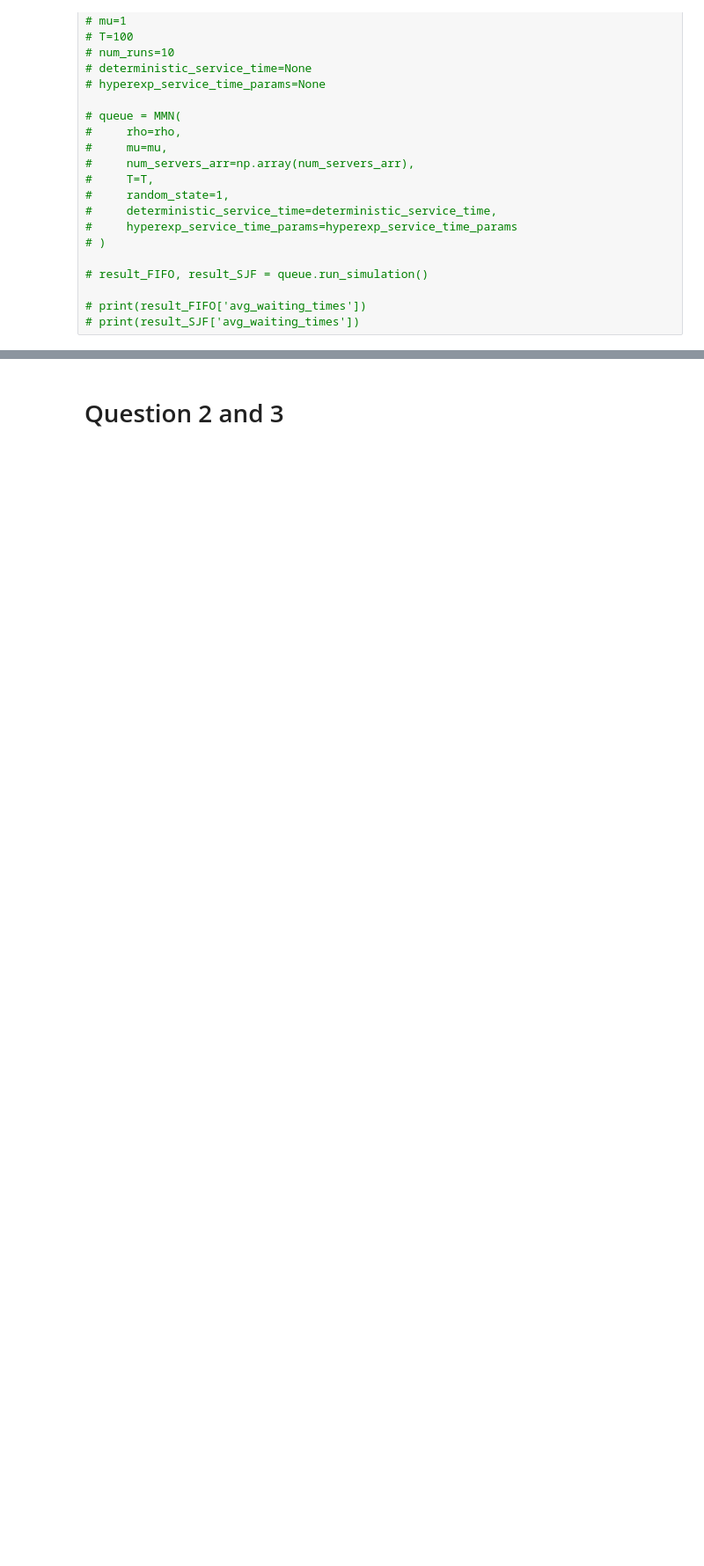
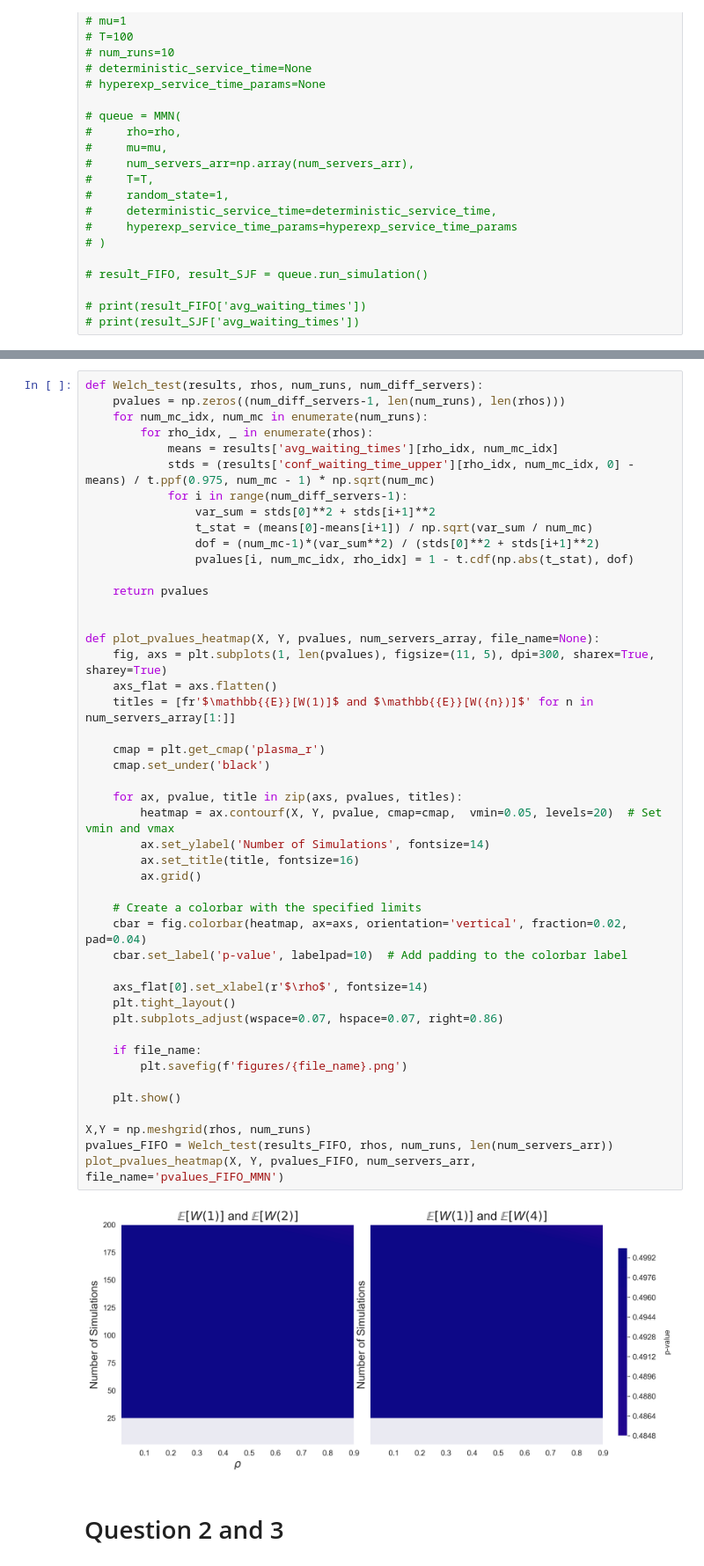
Before and after one commit to Axegky/Stochastic_Simulation_2, a Jupyter notebook: MMn.ipynb, the cells around one changed output, grey strips where cells are left out. Shown at 88% size. Saved outputs shown, nothing was run; the diff lists cells and outputs as text; blank space fills up the shorter version.

```diff
--- a/MMn.ipynb
+++ b/MMn.ipynb
@@ -470,4 +501,52 @@ def plot_rho_against_stat(
     plt.show()
+# %%
+def Welch_test(results, rhos, num_runs, num_diff_servers):
+    pvalues = np.zeros((num_diff_servers-1, len(num_runs), len(rhos)))
+    for num_mc_idx, num_mc in enumerate(num_runs):
+        for rho_idx, _ in enumerate(rhos):
+            means = results['avg_waiting_times'][rho_idx, num_mc_idx]
+            stds = (results['conf_waiting_time_upper'][rho_idx, num_mc_idx, 0] - means) / t.ppf(0.975, num_mc - 1) * np.sqrt(num_mc)
+            for i in range(num_diff_servers-1):
+                var_sum = stds[0]**2 + stds[i+1]**2
+                t_stat = (means[0]-means[i+1]) / np.sqrt(var_sum / num_mc)
+                dof = (num_mc-1)*(var_sum**2) / (stds[0]**2 + stds[i+1]**2)
+                pvalues[i, num_mc_idx, rho_idx] = 1 - t.cdf(np.abs(t_stat), dof)
+
+    return pvalues
+
+
+def plot_pvalues_heatmap(X, Y, pvalues, num_servers_array, file_name=None):
+    fig, axs = plt.subplots(1, len(pvalues), figsize=(11, 5), dpi=300, sharex=True, sharey=True)
+    axs_flat = axs.flatten()
+    titles = [fr'$\mathbb{{E}}[W(1)]$ and $\mathbb{{E}}[W({n})]$' for n in num_servers_array[1:]]
+
+    cmap = plt.get_cmap('plasma_r')
+    cmap.set_under('black')
+
+    for ax, pvalue, title in zip(axs, pvalues, titles):
+        heatmap = ax.contourf(X, Y, pvalue, cmap=cmap,  vmin=0.05, levels=20)  # Set vmin and vmax
+        ax.set_ylabel('Number of Simulations', fontsize=14)
+        ax.set_title(title, fontsize=16)
+        ax.grid()
+
+    # Create a colorbar with the specified limits
+    cbar = fig.colorbar(heatmap, ax=axs, orientation='vertical', fraction=0.02, pad=0.04)
+    cbar.set_label('p-value', labelpad=10)  # Add padding to the colorbar label
+
+    axs_flat[0].set_xlabel(r'$\rho$', fontsize=14)
+    plt.tight_layout()
+    plt.subplots_adjust(wspace=0.07, hspace=0.07, right=0.86)
+
+    if file_name:
+        plt.savefig(f'figures/{file_name}.png')
+
+    plt.show()
+
+X,Y = np.meshgrid(rhos, num_runs)
+pvalues_FIFO = Welch_test(results_FIFO, rhos, num_runs, len(num_servers_arr))
+plot_pvalues_heatmap(X, Y, pvalues_FIFO, num_servers_arr, file_name='pvalues_FIFO_MMN')
+# %% [output]
+[figure, added]
 # %% [markdown]
 # Question 2 and 3
 # %%
```
Also changed, not shown: parts of 17 cells of this notebook, 21 other files.
